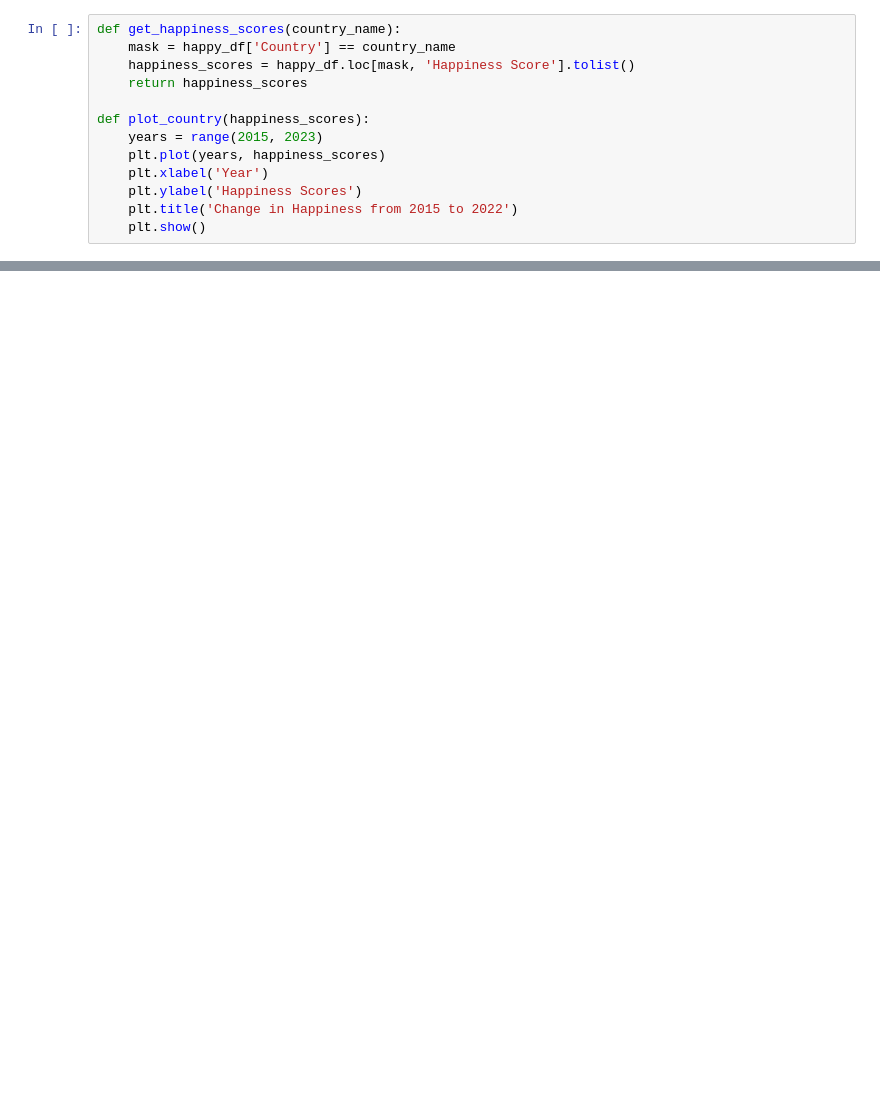
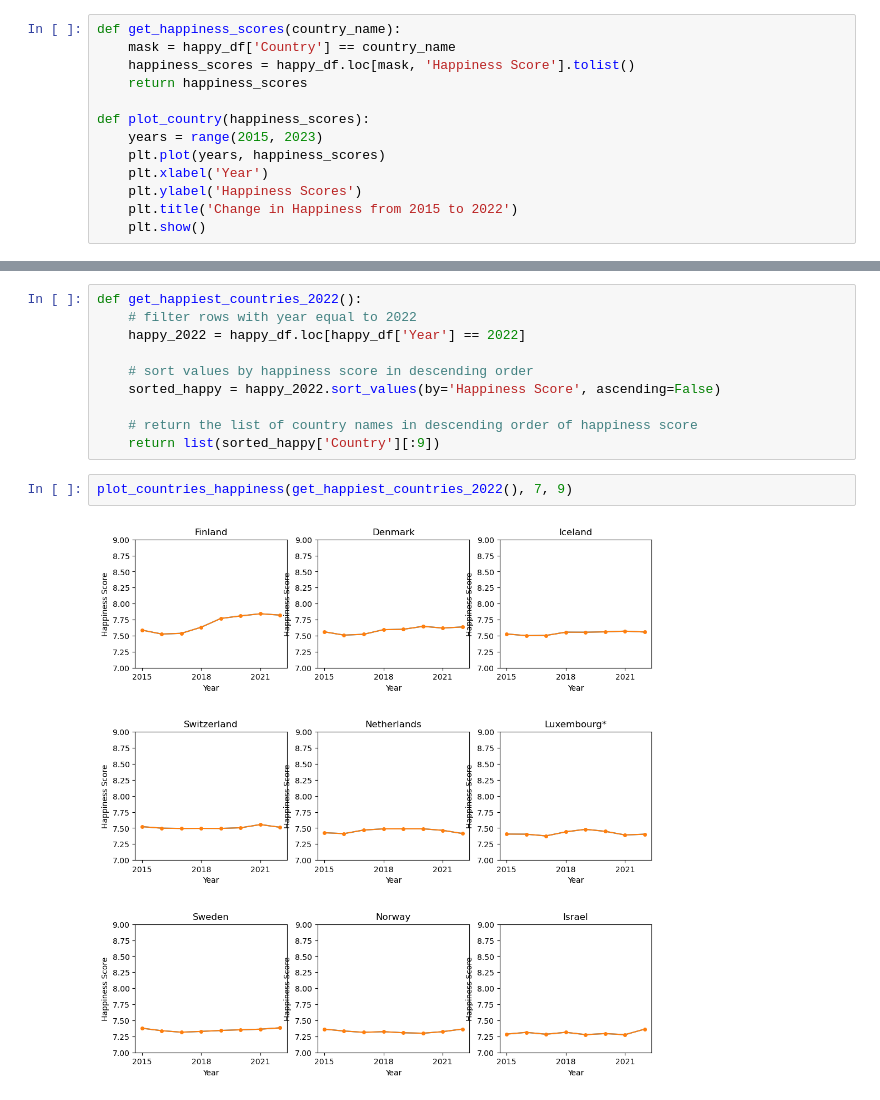
Before and after one commit to zadkhan/BigData_FinalProject, a Jupyter notebook: happy_covid.ipynb, the cells around one changed output, grey strips where cells are left out. Cells and saved outputs as stored; diff of their text form; blank space fills up the shorter version.

Commit message:
happy_covid

```diff
--- a/happy_covid.ipynb
+++ b/happy_covid.ipynb
@@ -131,0 +258,14 @@ plot_country(scores)
+# %%
+def get_happiest_countries_2022():
+    # filter rows with year equal to 2022
+    happy_2022 = happy_df.loc[happy_df['Year'] == 2022]
+
+    # sort values by happiness score in descending order
+    sorted_happy = happy_2022.sort_values(by='Happiness Score', ascending=False)
+
+    # return the list of country names in descending order of happiness score
+    return list(sorted_happy['Country'][:9])
+# %%
+plot_countries_happiness(get_happiest_countries_2022(), 7, 9)
+# %% [output]
+[figure, added]
```
Also changed, not shown: parts of 14 cells of this notebook, 1 other file.
